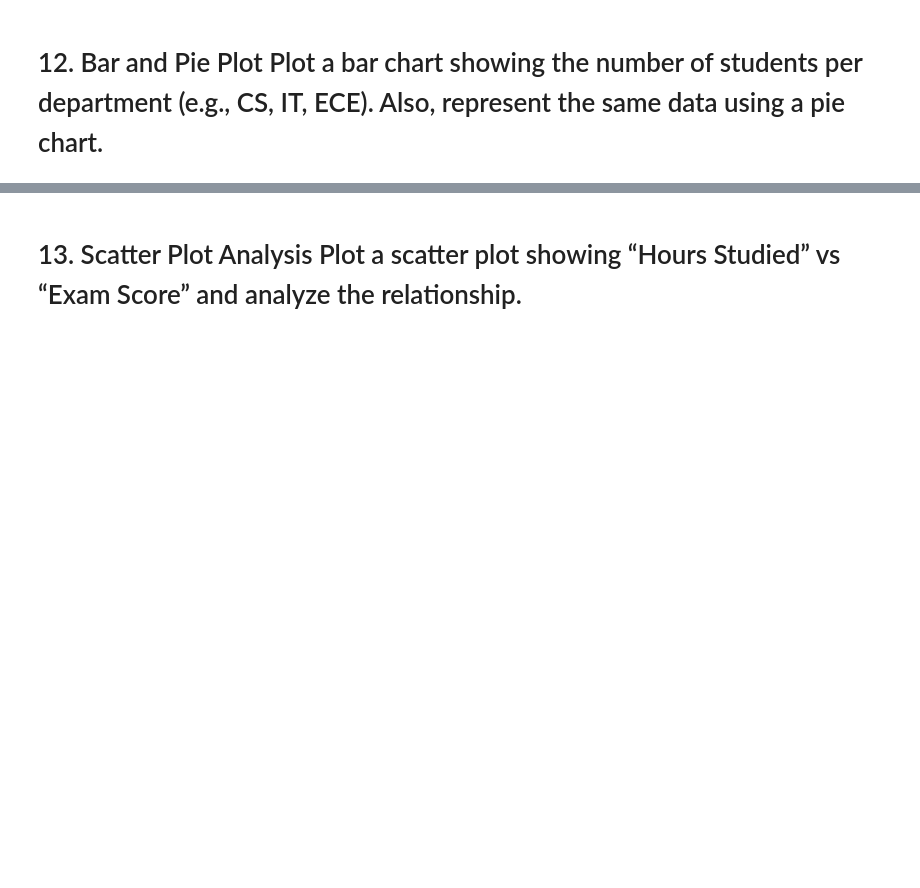
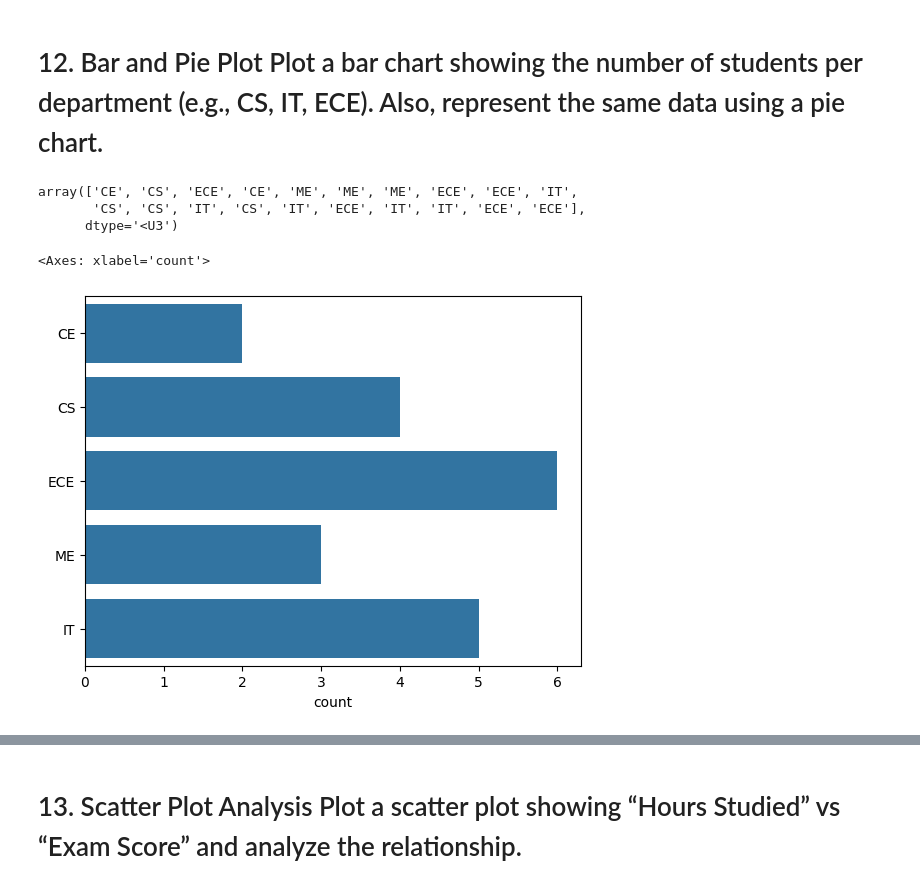
Before and after one commit to ayush1512/Programming-HPC, a Jupyter notebook: ML/Assignment_1.ipynb, the cells around one changed output, grey strips where cells are left out. Drawn from its saved outputs; the diff is of its cells as text; code cells hidden in the pictures; blank space fills up the shorter version.

```diff
--- a/ML/Assignment_1.ipynb
+++ b/ML/Assignment_1.ipynb
@@ -273,2 +358,17 @@ array([38, 72, 50, 60, 70, 33, 38, 50, 53, 67])
 # %% [markdown]
 # 12. Bar and Pie Plot Plot a bar chart showing the number of students per department (e.g., CS, IT, ECE). Also, represent the same data using a pie chart.
+# %%
+br = ['CS','IT','ECE','CE','ME']
+branch = np.random.choice(br,size=(20))
+branch
+# %% [output]
+array(['CE', 'CS', 'ECE', 'CE', 'ME', 'ME', 'ME', 'ECE', 'ECE', 'IT',
+       'CS', 'CS', 'IT', 'CS', 'IT', 'ECE', 'IT', 'IT', 'ECE', 'ECE'],
+      dtype='<U3')
+# %%
+import matplotlib.pyplot as plt
+import seaborn as sns
+sns.countplot(branch)
+# %% [output]
+<Axes: xlabel='count'>
+[figure, added]
```
Also changed, not shown: parts of 44 cells of this notebook, 50 other files.
